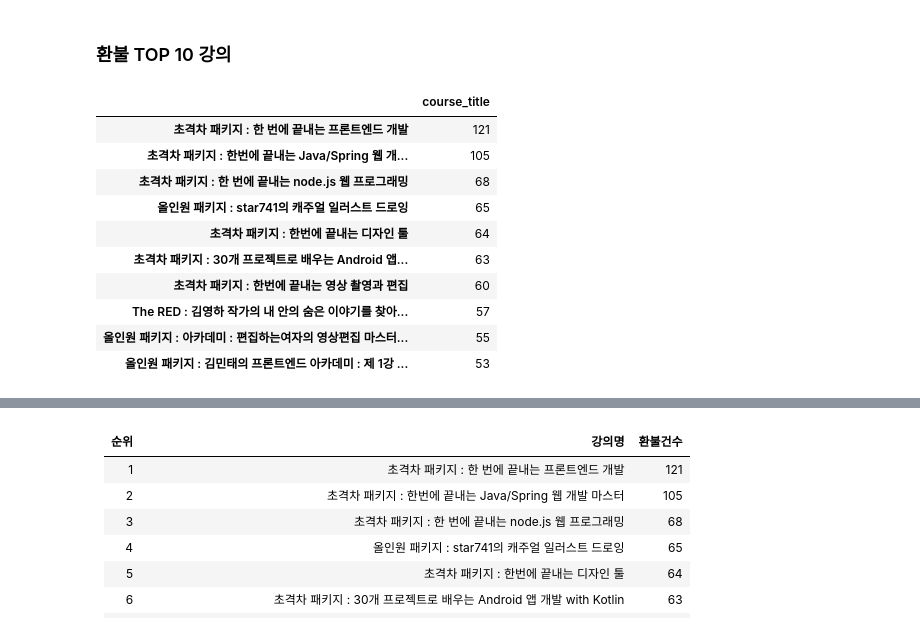
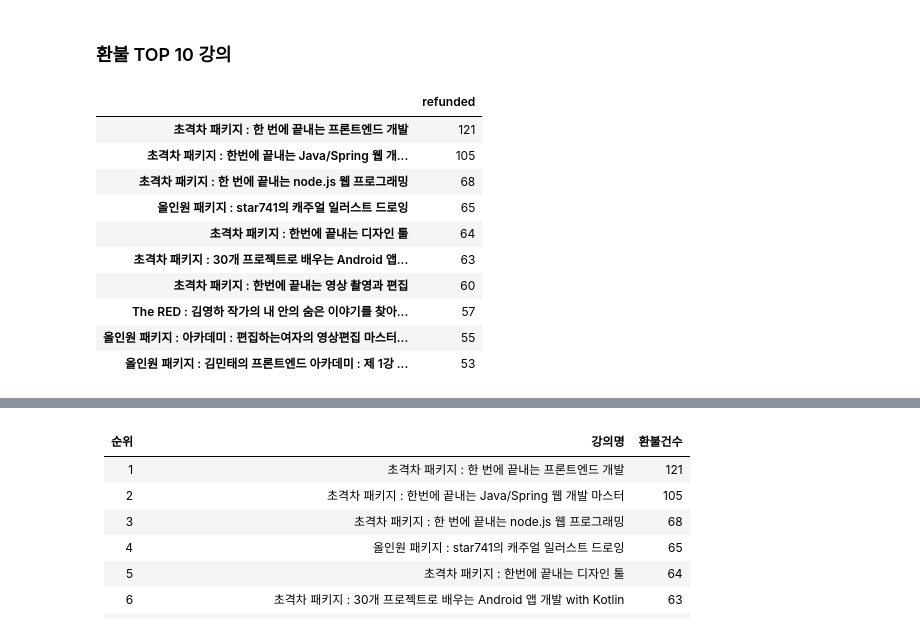
Before and after one commit to jbkim0530/Fast-campus-EDA, a Jupyter notebook: bobjo_visualization_jin.ipynb, the cells around one changed output, grey strips where cells are left out. Saved outputs shown, nothing was run; the diff lists cells and outputs as text; code cells hidden in the pictures.

```diff
--- a/bobjo_visualization_jin.ipynb
+++ b/bobjo_visualization_jin.ipynb
@@ -10,6 +10,9 @@ plt.rcParams['font.family'] = 'NanumGothic'
 # %%
 # 파일 불러오기
 df = pd.read_csv('./2022-06-29_last_bab.csv')
+# %%
+# miner한 전처리
+df.loc[(df.category_title == '데이터 사이언스'), 'category_title'] = '데이터사이언스'
 # %% [markdown]
 # OVER VIEW
 # %%
@@ -587,9 +624,11 @@ dtype: float64
 # %%
 # 매출 Top 10 강의 환불건 수
 course_rf = rev[rev.type == 'REFUND'].course_title.value_counts()
-pd.DataFrame(course_rf)[:10]
+course_rf = pd.DataFrame(course_rf)
+course_rf.columns = ['refunded']
+course_rf[:10]
 # %% [output]
-|  | course_title |
+|  | refunded |
 | 초격차 패키지 : 한 번에 끝내는 프론트엔드 개발 | 121 |
 | 초격차 패키지 : 한번에 끝내는 Java/Spring 웹 개... | 105 |
 | 초격차 패키지 : 한 번에 끝내는 node.js 웹 프로그래밍 | 68 |
```
Also changed, not shown: parts of 22 cells of this notebook.
